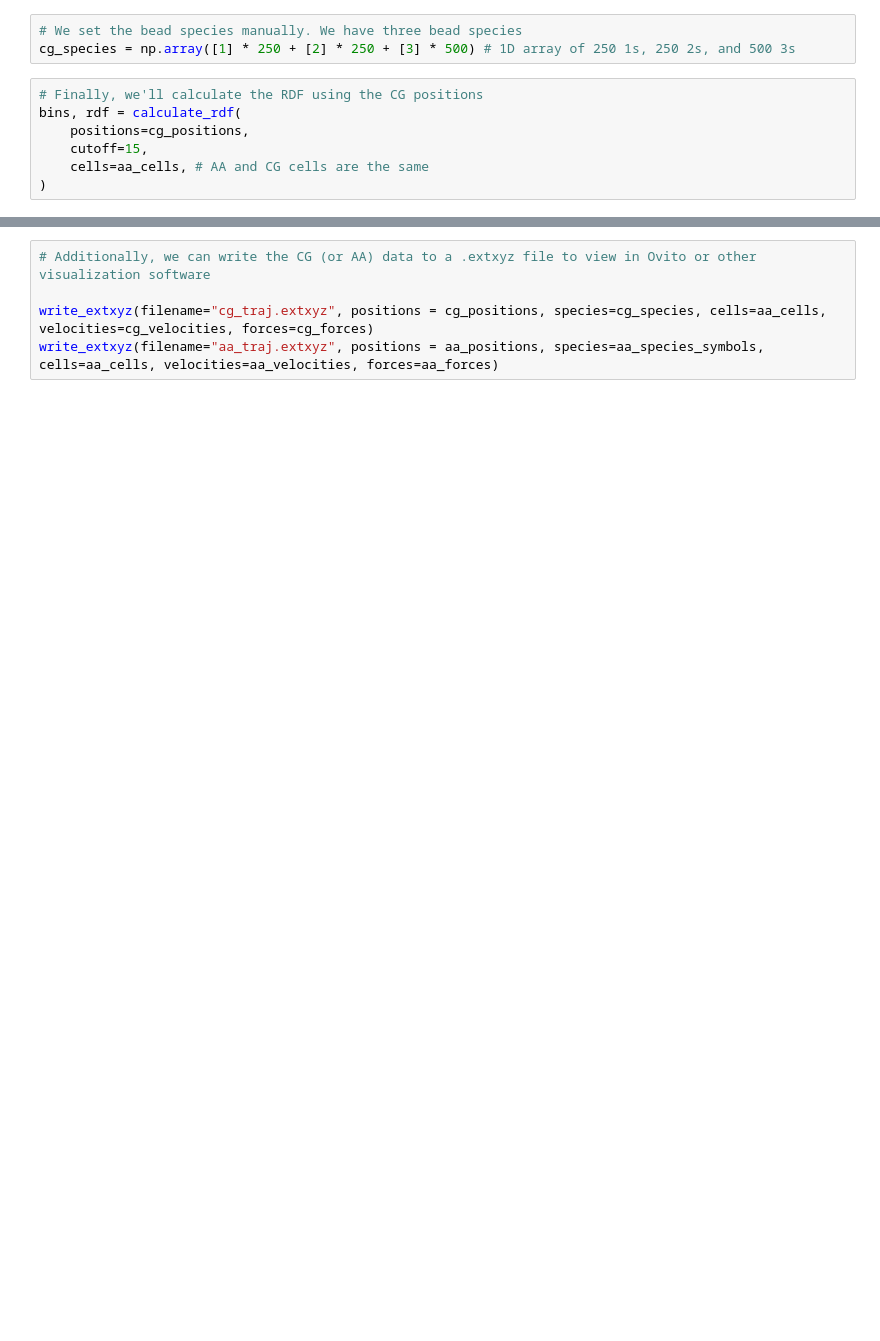
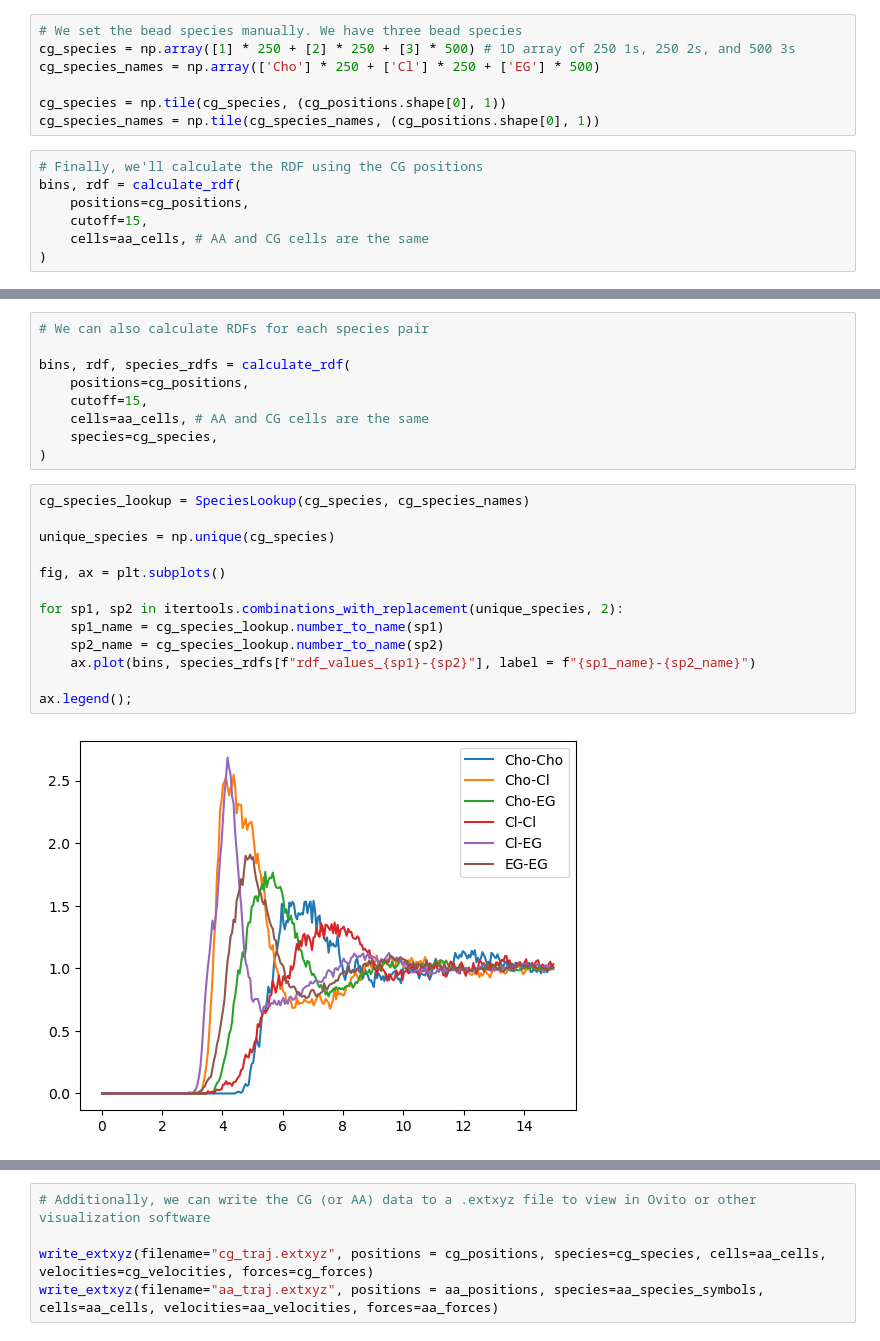
Before and after one commit to lanl/hippynn, a Jupyter notebook: examples/coarse-graining/aa_to_cg_workflow.ipynb, the cells around one changed output, grey strips where cells are left out. Drawn from its saved outputs; the diff is of its cells as text; blank space fills up the shorter version.

```diff
--- a/examples/coarse-graining/aa_to_cg_workflow.ipynb
+++ b/examples/coarse-graining/aa_to_cg_workflow.ipynb
@@ -141,6 +130,10 @@ print(cg_velocities.shape)
 # %%
 # We set the bead species manually. We have three bead species
 cg_species = np.array([1] * 250 + [2] * 250 + [3] * 500) # 1D array of 250 1s, 250 2s, and 500 3s
+cg_species_names = np.array(['Cho'] * 250 + ['Cl'] * 250 + ['EG'] * 500)
+
+cg_species = np.tile(cg_species, (cg_positions.shape[0], 1))
+cg_species_names = np.tile(cg_species_names, (cg_positions.shape[0], 1))
 # %%
 # Finally, we'll calculate the RDF using the CG positions
 bins, rdf = calculate_rdf(
@@ -155,3 +150,27 @@ plt.plot(bins, rdf); # this will look a bit odd because it combines interactions
+# %%
+# We can also calculate RDFs for each species pair
+
+bins, rdf, species_rdfs = calculate_rdf(
+    positions=cg_positions,
+    cutoff=15,
+    cells=aa_cells, # AA and CG cells are the same
+    species=cg_species,
+)
+# %%
+cg_species_lookup = SpeciesLookup(cg_species, cg_species_names)
+
+unique_species = np.unique(cg_species)
+
+fig, ax = plt.subplots()
+
+for sp1, sp2 in itertools.combinations_with_replacement(unique_species, 2):
+    sp1_name = cg_species_lookup.number_to_name(sp1)
+    sp2_name = cg_species_lookup.number_to_name(sp2)
+    ax.plot(bins, species_rdfs[f"rdf_values_{sp1}-{sp2}"], label = f"{sp1_name}-{sp2_name}")
+
+ax.legend();
+# %% [output]
+[figure, added]
 # %%
 # This will create the training data file that we can provide to hippynn to train a CG model
 
```
Also changed, not shown: parts of 6 cells of this notebook, 8 other files.
